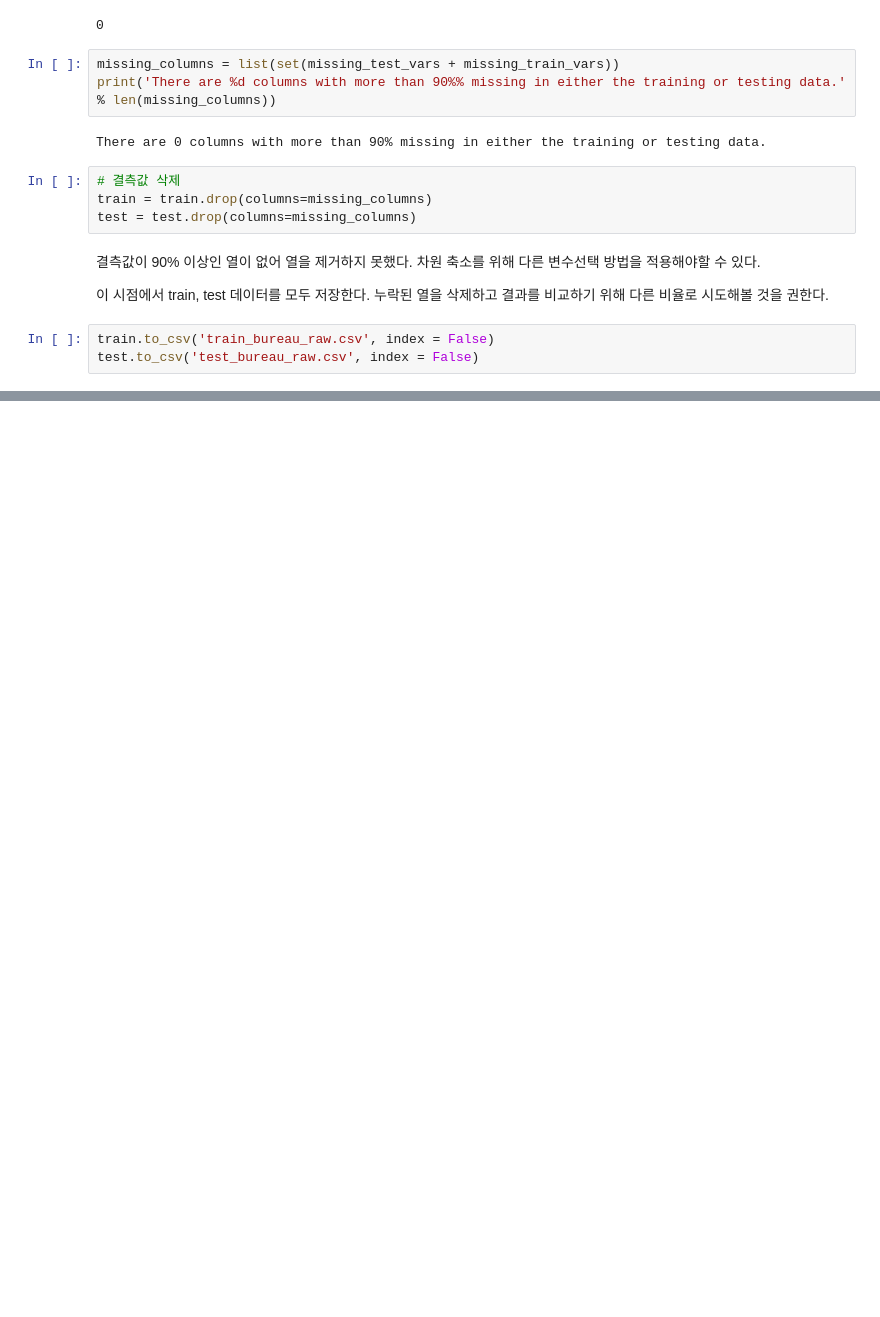
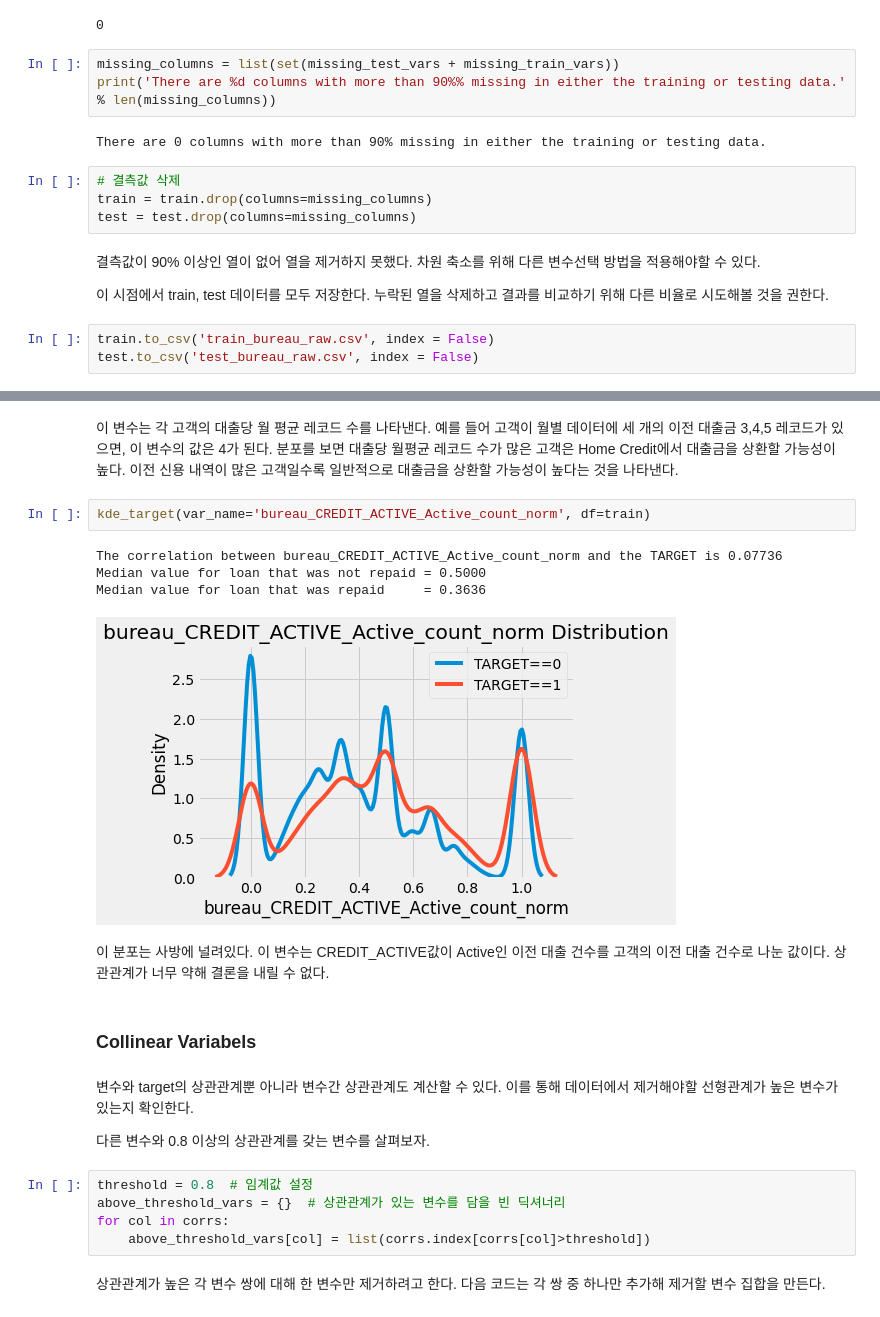
Before and after one commit to Haebuk/kagglestudy, a Jupyter notebook: Home credit competition/home_2_시온.ipynb, the cells around one changed output, grey strips where cells are left out. Drawn from its saved outputs; the diff is of its cells as text; blank space fills up the shorter version.

```diff
--- a/Home credit competition/home_2_시온.ipynb
+++ b/Home credit competition/home_2_시온.ipynb
@@ -748,0 +797,24 @@ test.to_csv('test_bureau_raw.csv', index = False)
+# %% [markdown]
+이 변수는 각 고객의 대출당 월 평균 레코드 수를 나타낸다. 예를 들어 고객이 월별 데이터에 세 개의 이전 대출금 3,4,5 레코드가 있으면, 이 변수의 값은 4가 된다. 분포를 보면 대출당 월평균 레코드 수가 많은 고객은 Home Credit에서 대출금을 상환할 가능성이 높다. 이전 신용 내역이 많은 고객일수록 일반적으로 대출금을 상환할 가능성이 높다는 것을 나타낸다.
+# %%
+kde_target(var_name='bureau_CREDIT_ACTIVE_Active_count_norm', df=train)
+# %% [output]
+The correlation between bureau_CREDIT_ACTIVE_Active_count_norm and the TARGET is 0.07736
+Median value for loan that was not repaid = 0.5000
+Median value for loan that was repaid     = 0.3636
+[figure, added]
+# %% [markdown]
+이 분포는 사방에 널려있다. 이 변수는 CREDIT_ACTIVE값이 Active인 이전 대출 건수를 고객의 이전 대출 건수로 나눈 값이다. 상관관계가 너무 약해 결론을 내릴 수 없다.
+# %% [markdown]
+### Collinear Variabels
+# %% [markdown]
+변수와 target의 상관관계뿐 아니라 변수간 상관관계도 계산할 수 있다. 이를 통해 데이터에서 제거해야할 선형관계가 높은 변수가 있는지 확인한다.
+
+다른 변수와 0.8 이상의 상관관계를 갖는 변수를 살펴보자.
+# %%
+threshold = 0.8  # 임계값 설정
+above_threshold_vars = {}  # 상관관계가 있는 변수를 담을 빈 딕셔너리
+for col in corrs:
+    above_threshold_vars[col] = list(corrs.index[corrs[col]>threshold])
+# %% [markdown]
+상관관계가 높은 각 변수 쌍에 대해 한 변수만 제거하려고 한다. 다음 코드는 각 쌍 중 하나만 추가해 제거할 변수 집합을 만든다.
```
Also changed, not shown: parts of 15 cells of this notebook.
